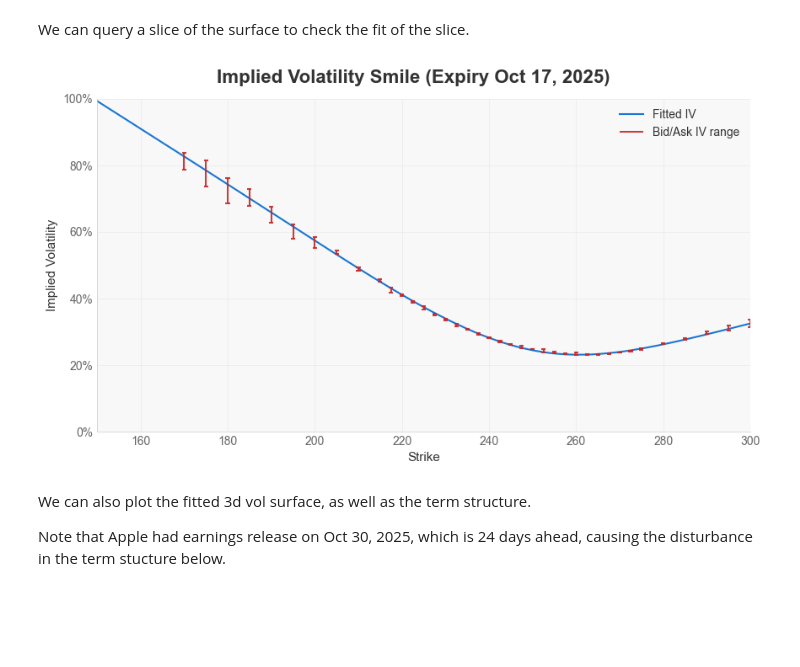
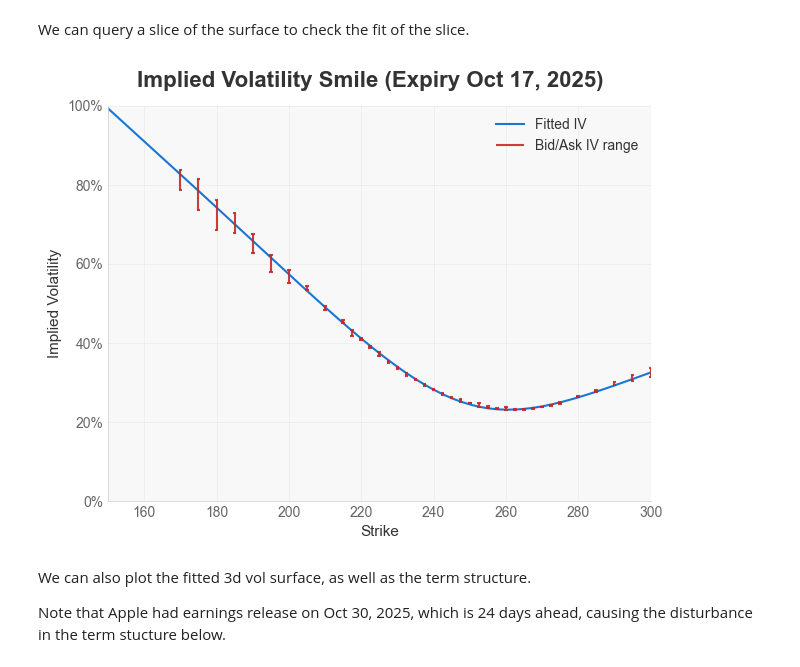
Before and after one commit to tyrneh/options-implied-probability, a Jupyter notebook: examples/quickstart_VolSurface.ipynb, the cells around one changed output. Drawn from its saved outputs; the diff is of its cells as text; code cells hidden in the pictures; blank space fills up the shorter version.

Commit message:
updated readme image

```diff
--- a/examples/quickstart_VolSurface.ipynb
+++ b/examples/quickstart_VolSurface.ipynb
@@ -85,10 +85,10 @@ We can query a slice of the surface to check the fit of the slice.
 # %%
 surface_expiries = vol_surface.expiries
 volcurve_slice = vol_surface.slice(surface_expiries[1])
-volcurve_slice.plot(xlim=[150, 300], ylim=[0,1])
+volcurve_slice.plot(xlim=[150, 300], ylim=[0,1], figsize=[7,5])
 plt.show()
 # %% [output]
-[figure, old version]
+[figure, new version]
 # %% [markdown]
 We can also plot the fitted 3d vol surface, as well as the term structure.
 
```
Also changed, not shown: parts of 1 cell of this notebook, 1 other file.
